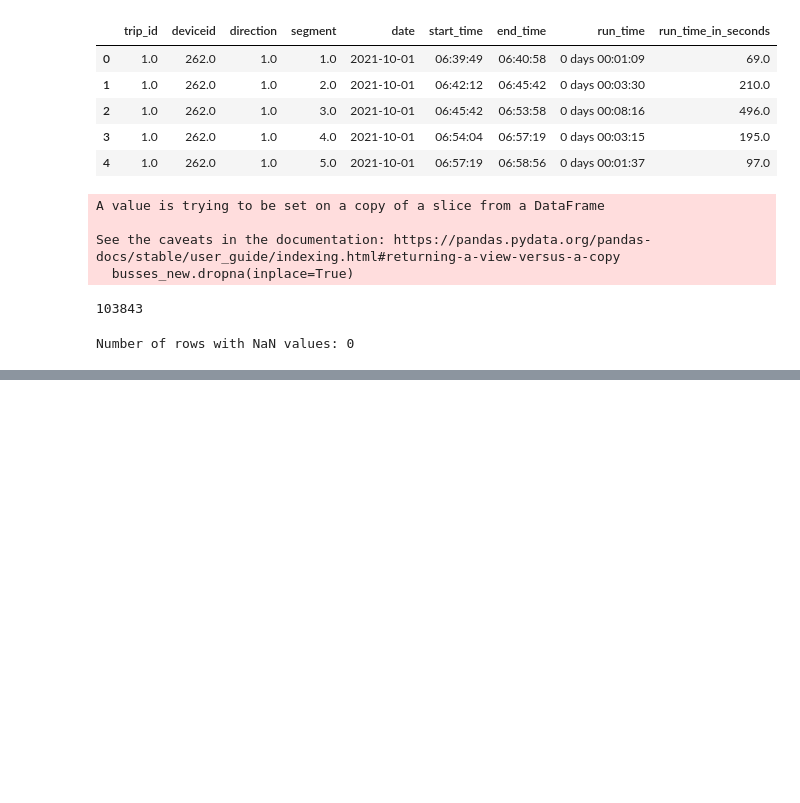
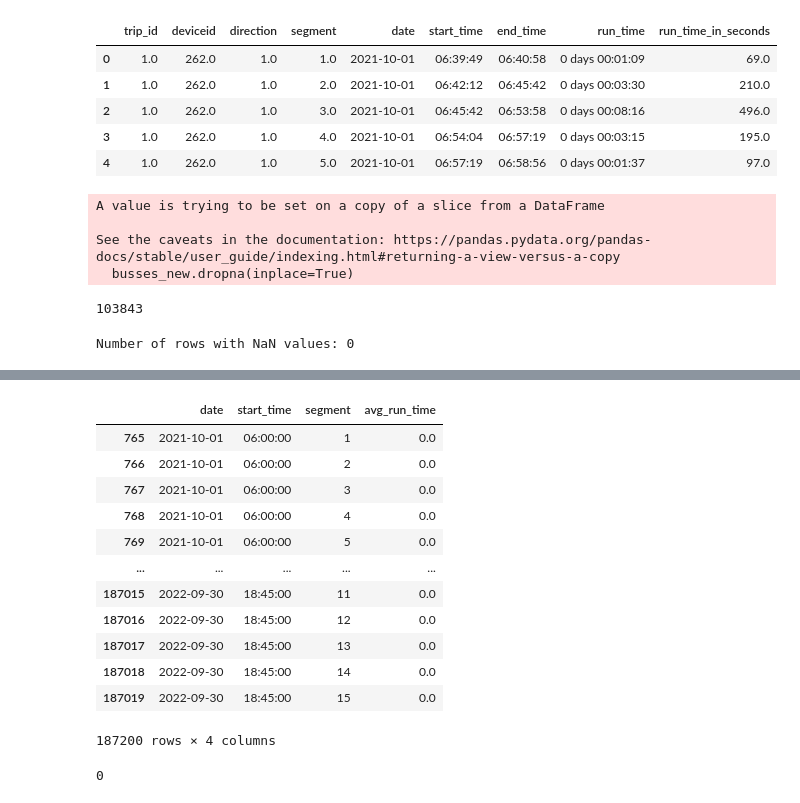
Before and after one commit to ThemiraChathumina/DSE_Project, a Jupyter notebook: run_time_15_segments.ipynb, the cells around one changed output, grey strips where cells are left out. Saved outputs shown, nothing was run; the diff lists cells and outputs as text; code cells hidden in the pictures; blank space fills up the shorter version.

```diff
--- a/run_time_15_segments.ipynb
+++ b/run_time_15_segments.ipynb
@@ -61,0 +266,16 @@ busses_test = busses_new[mask]
+# %%
+df3
+# %% [output]
+|  | date | start_time | segment | avg_run_time |
+| 765 | 2021-10-01 | 06:00:00 | 1 | 0.0 |
+| 766 | 2021-10-01 | 06:00:00 | 2 | 0.0 |
+| 767 | 2021-10-01 | 06:00:00 | 3 | 0.0 |
+| 768 | 2021-10-01 | 06:00:00 | 4 | 0.0 |
+| 769 | 2021-10-01 | 06:00:00 | 5 | 0.0 |
+| ... | ... | ... | ... | ... |
+| 187015 | 2022-09-30 | 18:45:00 | 11 | 0.0 |
+| 187016 | 2022-09-30 | 18:45:00 | 12 | 0.0 |
+| 187017 | 2022-09-30 | 18:45:00 | 13 | 0.0 |
+| 187018 | 2022-09-30 | 18:45:00 | 14 | 0.0 |
+| 187019 | 2022-09-30 | 18:45:00 | 15 | 0.0 |
+187200 rows × 4 columns
@@ -61,0 +330,5 @@ busses_test = busses_new[mask]
+# %%
+df4 = df3[df3['avg_run_time'] != 0]
+len(df4)
+# %% [output]
+0
```
Also changed, not shown: parts of 15 cells of this notebook, 4 other files.
